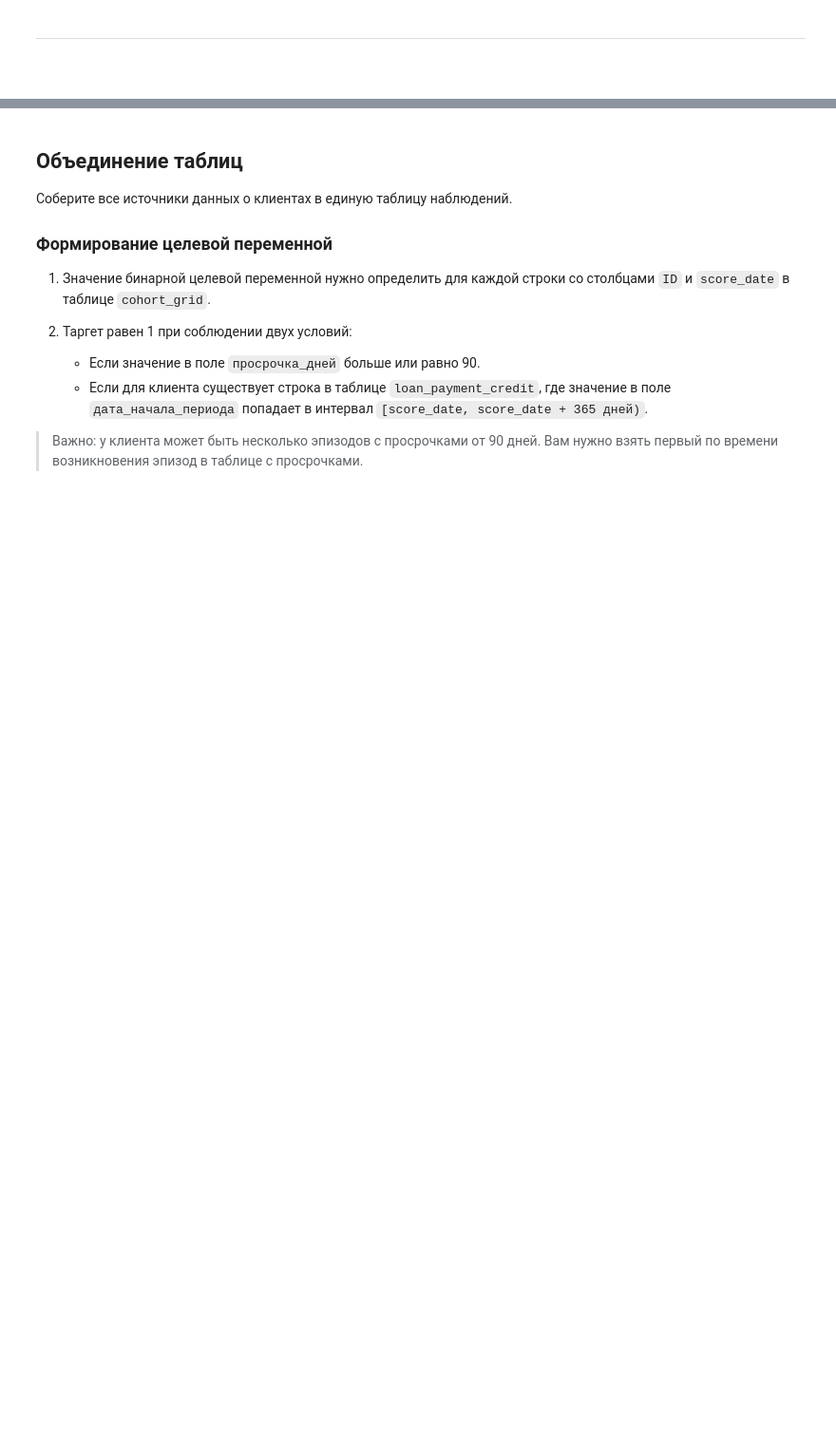
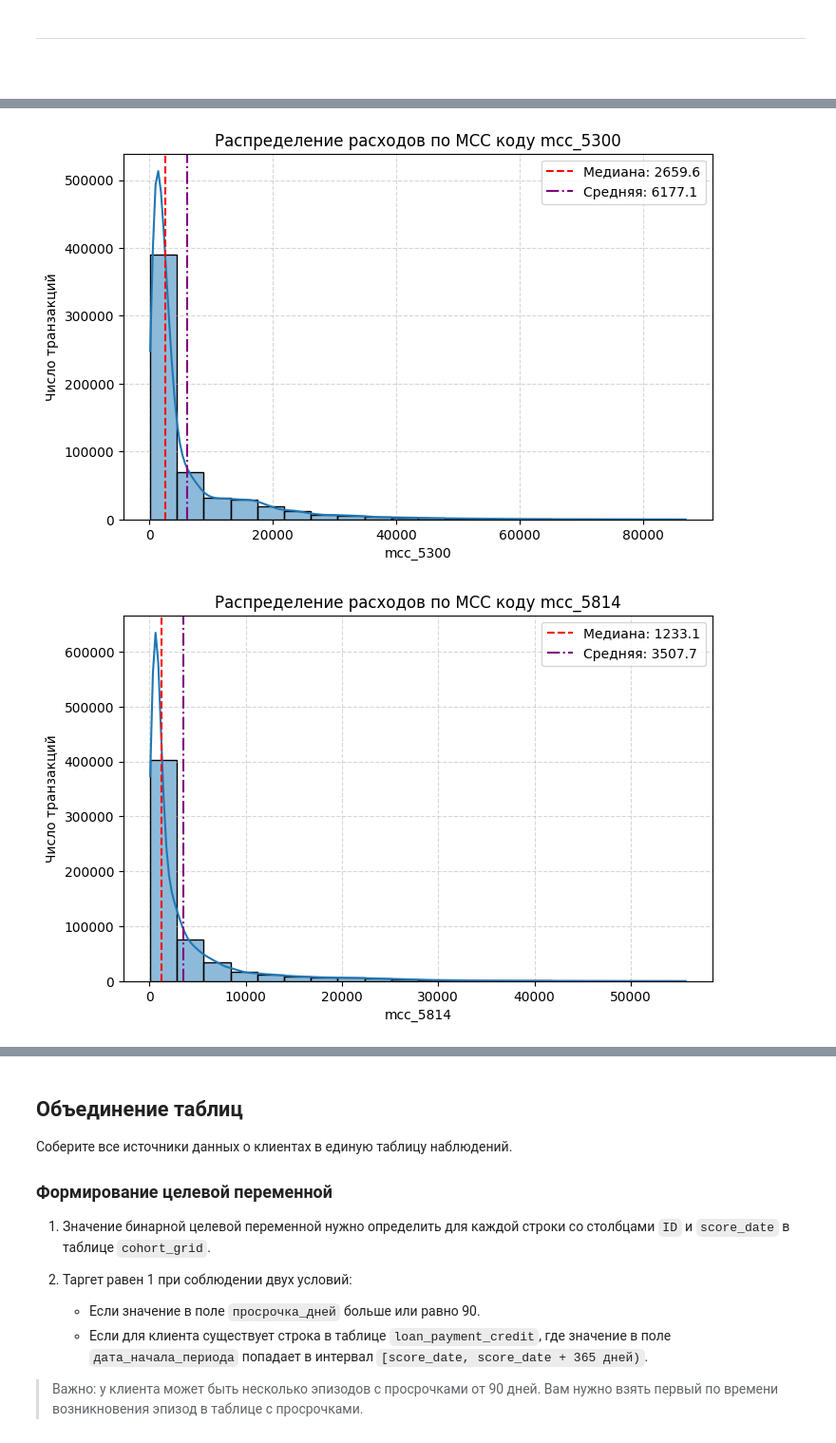
Before and after one commit to TemaQDX/sprint_15_project_behavioral_scoring, a Jupyter notebook: sprint_15_project_behavioral_scoring_Artem_Burov.ipynb, the cells around one changed output, grey strips where cells are left out. Shown at 95% size. Saved outputs shown, nothing was run; the diff lists cells and outputs as text; code cells hidden in the pictures; blank space fills up the shorter version.

```diff
--- a/sprint_15_project_behavioral_scoring_Artem_Burov.ipynb
+++ b/sprint_15_project_behavioral_scoring_Artem_Burov.ipynb
@@ -801,0 +1046,7 @@ erDiagram
+# %%
+# histogram_chart(df=df0_loan_payment_credit, attr='prosrochka_dnej', bins=10, title_text='Распределение дней просрочки платежа', ylabel='Число дней')
+for col in df0_transactions.select_dtypes(include='float').columns.to_list():
+    histogram_chart(df=df0_transactions, attr=col, bins=20, figsize=(8,5), title_text=f'Распределение расходов по МСС коду {col}', ylabel='Число транзакций')
+# %% [output]
+[figure, added]
+[figure, added]
```
Also changed, not shown: parts of 37 cells of this notebook.
